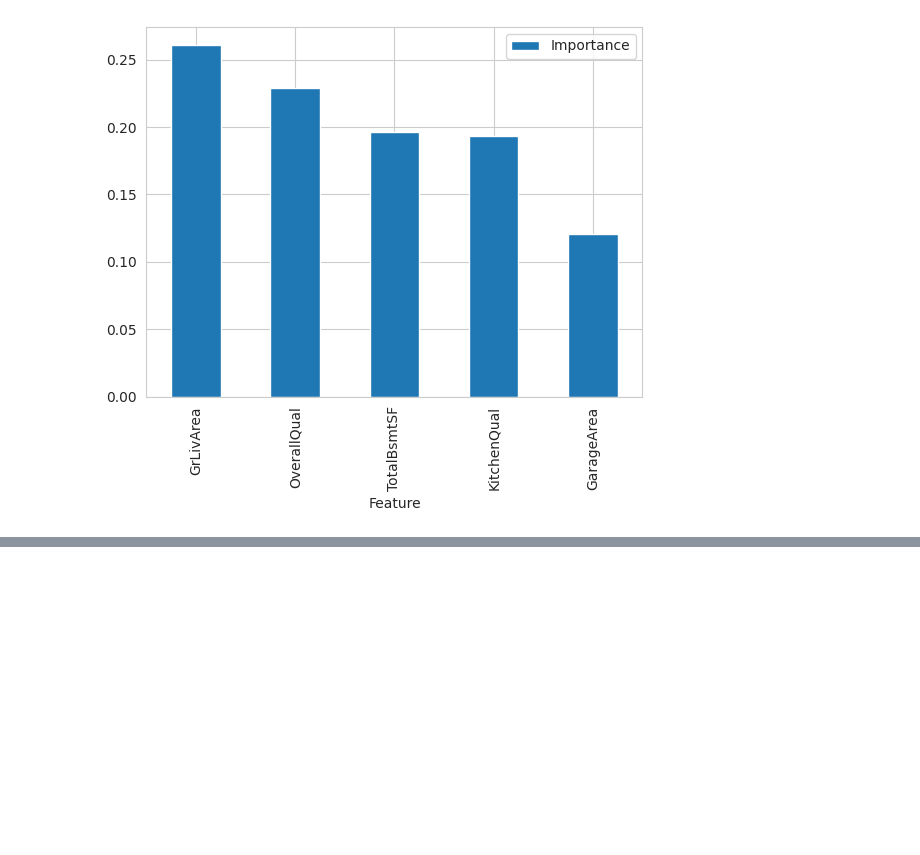
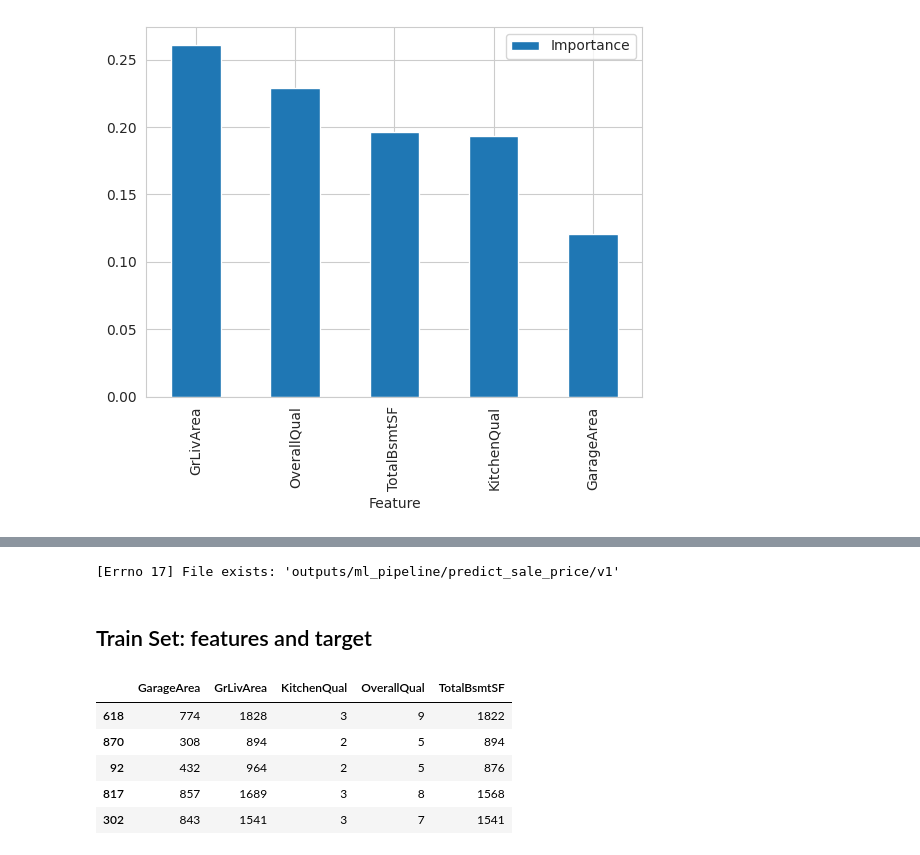
Before and after one commit to Gkicks/milestone-project-heritage-housing-issues, a Jupyter notebook: jupyter_notebooks/5_modeling_and_evaluation.ipynb, the cells around one changed output, grey strips where cells are left out. Cells and saved outputs as stored; diff of their text form; code cells hidden in the pictures; blank space fills up the shorter version.

```diff
--- a/jupyter_notebooks/5_modeling_and_evaluation.ipynb
+++ b/jupyter_notebooks/5_modeling_and_evaluation.ipynb
@@ -684,0 +697,24 @@ plt.show()
+# %%
+import joblib
+import os
+
+version = 'v1'
+file_path = f'outputs/ml_pipeline/predict_sale_price/{version}'
+
+try:
+  os.makedirs(name=file_path)
+except Exception as e:
+  print(e)
+# %% [output]
+[Errno 17] File exists: 'outputs/ml_pipeline/predict_sale_price/v1'
+# %% [markdown]
+## Train Set: features and target
+# %%
+X_train.head()
+# %% [output]
+|  | GarageArea | GrLivArea | KitchenQual | OverallQual | TotalBsmtSF |
+| 618 | 774 | 1828 | 3 | 9 | 1822 |
+| 870 | 308 | 894 | 2 | 5 | 894 |
+| 92 | 432 | 964 | 2 | 5 | 876 |
+| 817 | 857 | 1689 | 3 | 8 | 1568 |
+| 302 | 843 | 1541 | 3 | 7 | 1541 |
```
Also changed, not shown: parts of 17 cells of this notebook, 5 other files.
